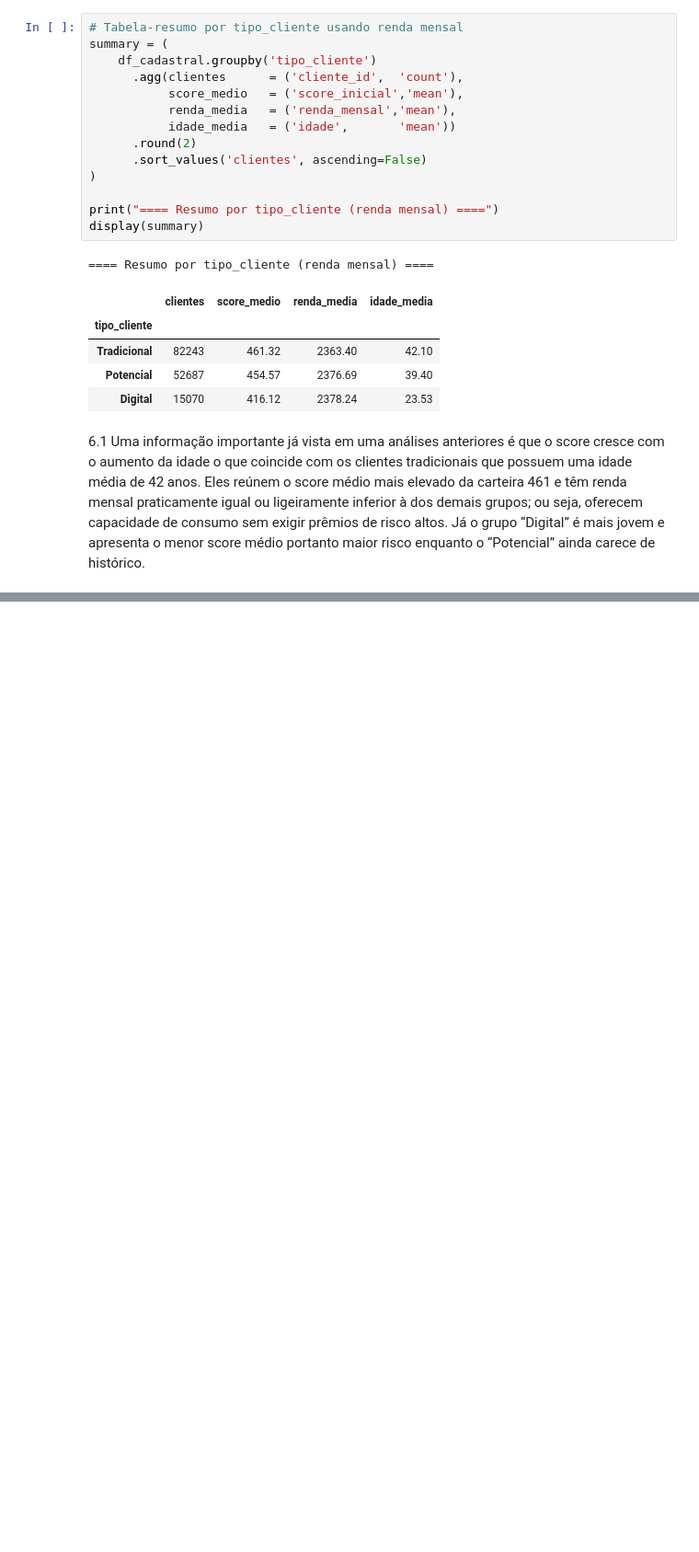
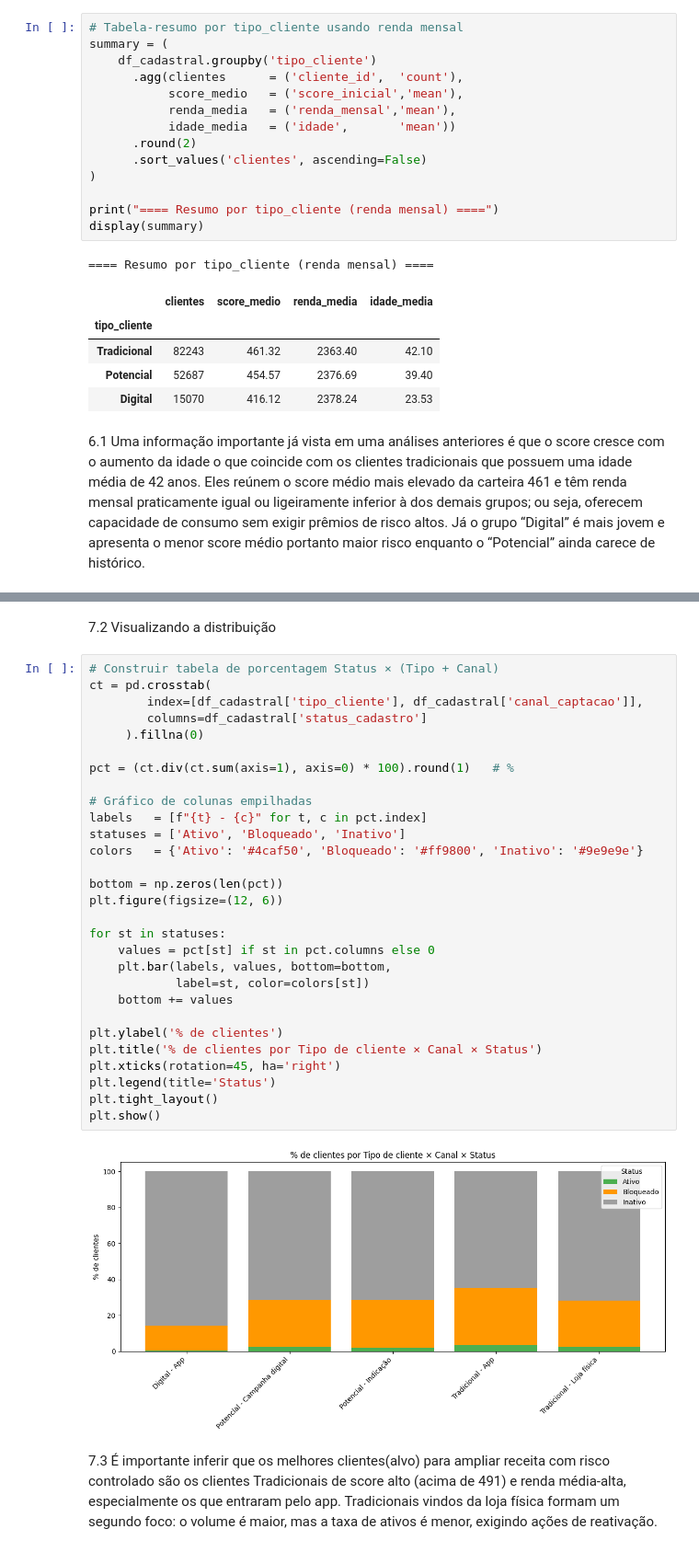
Before and after one commit to mairasantana/desafio-final-neurotech, a Jupyter notebook: analise_de_dados.ipynb, the cells around one changed output, grey strips where cells are left out. Shown at 92% size. Drawn from its saved outputs; the diff is of its cells as text; blank space fills up the shorter version.

```diff
--- a/analise_de_dados.ipynb
+++ b/analise_de_dados.ipynb
@@ -599,0 +642,35 @@ display(summary)
+# %% [markdown]
+7.2 Visualizando a distribuição
+# %%
+# Construir tabela de porcentagem Status × (Tipo + Canal)
+ct = pd.crosstab(
+        index=[df_cadastral['tipo_cliente'], df_cadastral['canal_captacao']],
+        columns=df_cadastral['status_cadastro']
+     ).fillna(0)
+
+pct = (ct.div(ct.sum(axis=1), axis=0) * 100).round(1)   # %
+
+# Gráfico de colunas empilhadas
+labels   = [f"{t} - {c}" for t, c in pct.index]
+statuses = ['Ativo', 'Bloqueado', 'Inativo']
+colors   = {'Ativo': '#4caf50', 'Bloqueado': '#ff9800', 'Inativo': '#9e9e9e'}
+
+bottom = np.zeros(len(pct))
+plt.figure(figsize=(12, 6))
+
+for st in statuses:
+    values = pct[st] if st in pct.columns else 0
+    plt.bar(labels, values, bottom=bottom,
+            label=st, color=colors[st])
+    bottom += values
+
+plt.ylabel('% de clientes')
+plt.title('% de clientes por Tipo de cliente × Canal × Status')
+plt.xticks(rotation=45, ha='right')
+plt.legend(title='Status')
+plt.tight_layout()
+plt.show()
+# %% [output]
+[figure, added]
+# %% [markdown]
+7.3 É importante inferir que os melhores clientes(alvo) para ampliar receita com risco controlado são os clientes Tradicionais de score alto (acima de 491) e renda média-alta, especialmente os que entraram pelo app. Tradicionais vindos da loja física formam um segundo foco: o volume é maior, mas a taxa de ativos é menor, exigindo ações de reativação.
```
Also changed, not shown: parts of 13 cells of this notebook.
